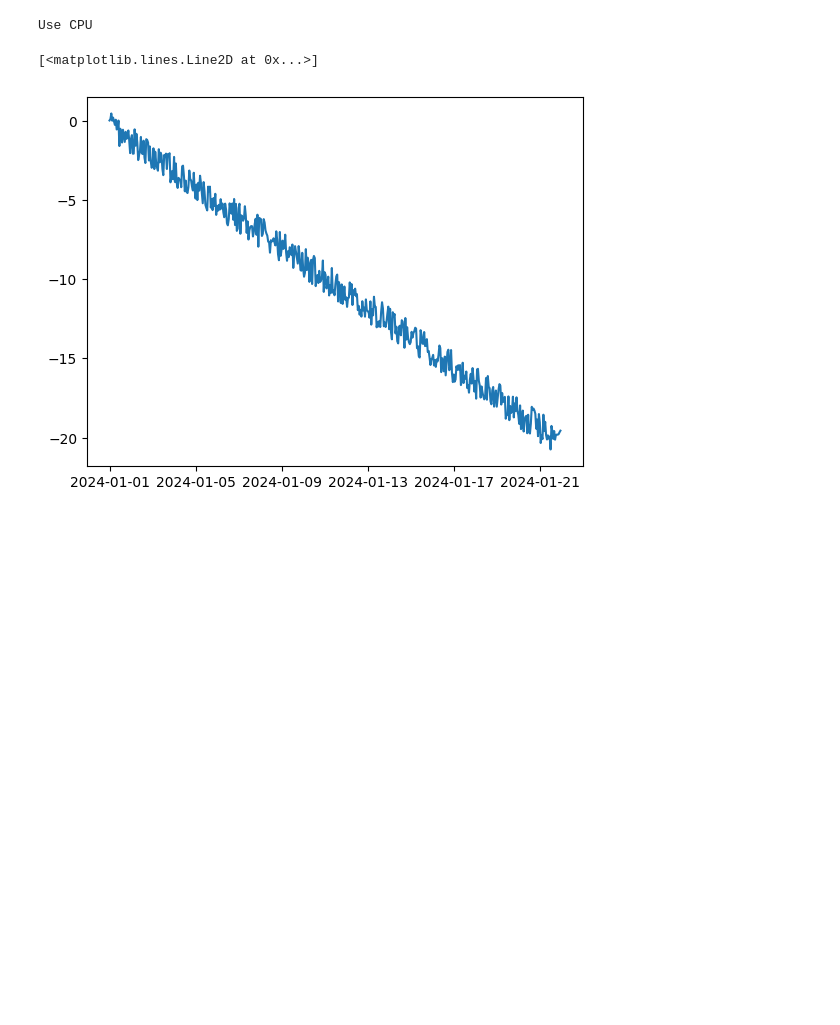
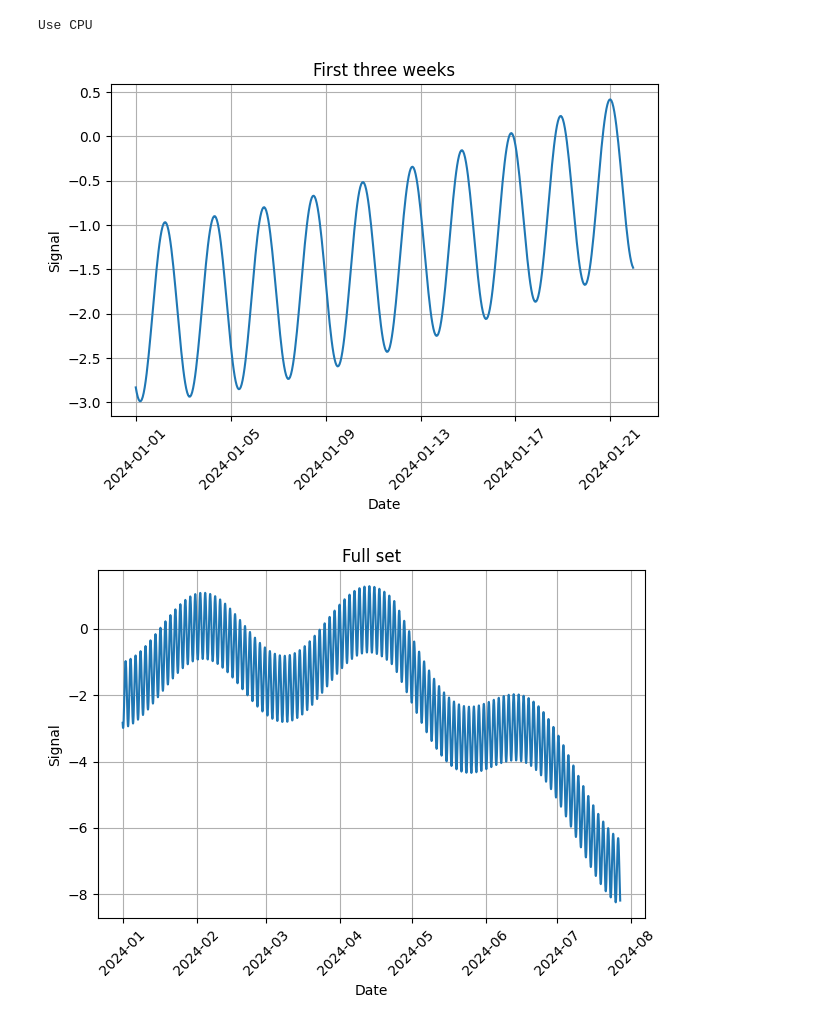
Before and after one commit to arvgram/SEB-TS_foundation, a Jupyter notebook: ts_modelling/modelling.ipynb, the cells around one changed output. Saved outputs shown, nothing was run; the diff lists cells and outputs as text; code cells hidden in the pictures; blank space fills up the shorter version.

```diff
--- a/ts_modelling/modelling.ipynb
+++ b/ts_modelling/modelling.ipynb
@@ -1,26 +1,26 @@
 # %%
 import numpy as np
 from matplotlib import pyplot as plt
-from ts_modelling import data_producer
+from ts_modelling.data_producer import DataProducer
 from ts_modelling.simple_experiment import SimpleExp
 from argparse import Namespace
 import yaml
+%matplotlib inline
+
 with open('args.yaml', 'r') as file:
     config = yaml.safe_load(file)
 args = Namespace(**config)
 exp = SimpleExp(args)
 
-from data_producer import DataProducer
-dp = DataProducer(length=5000, n_vars=1, path=args.root_path)
-dp.add_sine(freq_amp=[(1,2)])
-dp.add_trend(3, 0.05)
-%matplotlib inline
+length = 5000
 # %% [output]
 Use CPU
 # %%
-dp.create_df()
-plt.plot(dp.df['date'][:24*7*3], dp.df.iloc[:24*7*3, 1:])
+dp = DataProducer(length=length, n_vars=1, path=args.root_path, noise_amp=0)
+dp.add_sine(freq_amp=[(3/length,1), (100/length, 1)])
+dp.add_trend(nbr_trends=2, slope=50/length)
+dp.plot_data()
 # %% [output]
-[<matplotlib.lines.Line2D at 0x...>]
-[figure, old version]
+[figure, new version]
+[figure, added]
 # %%
```
Also changed, not shown: parts of 1 cell of this notebook, 3 other files.
